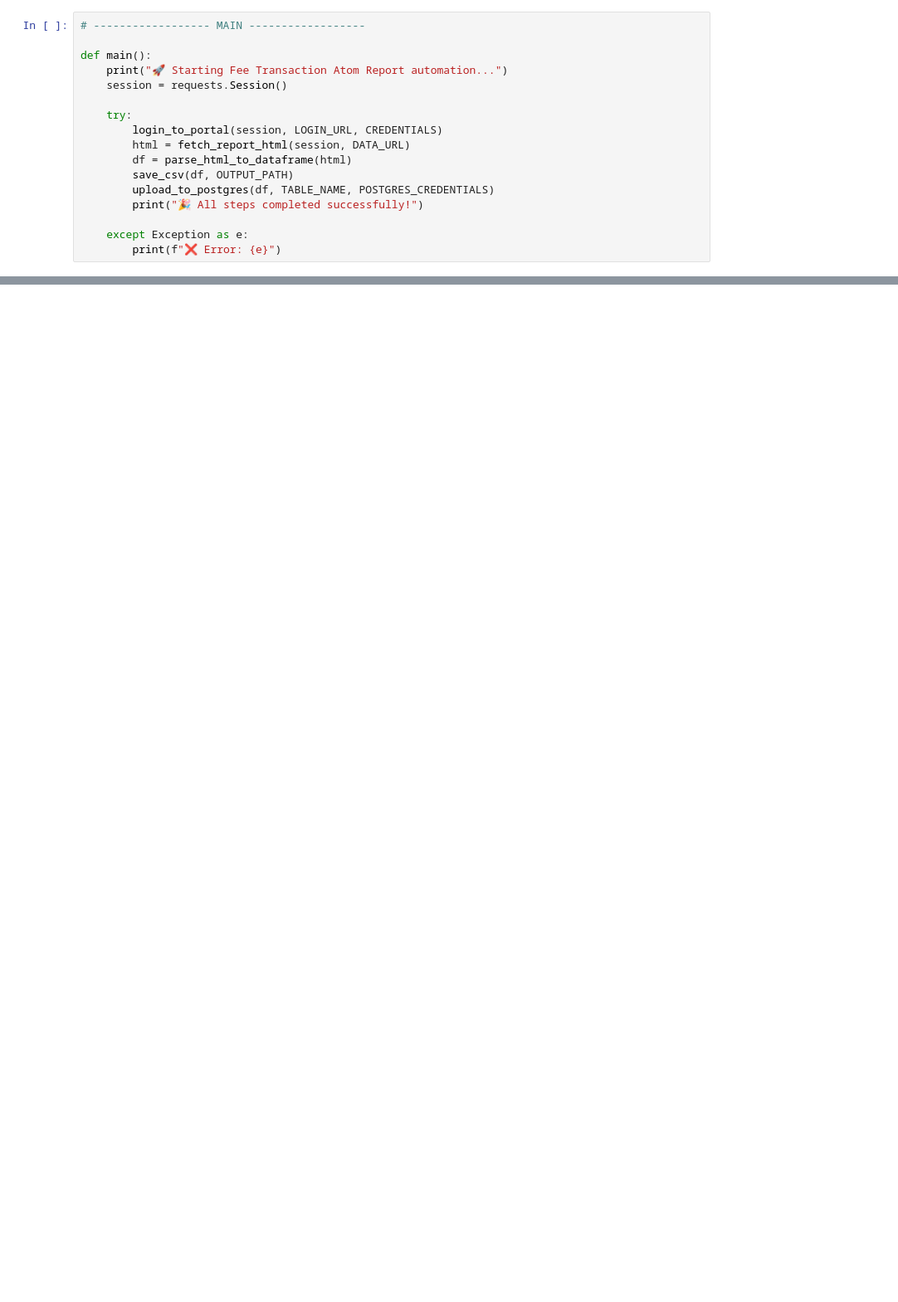
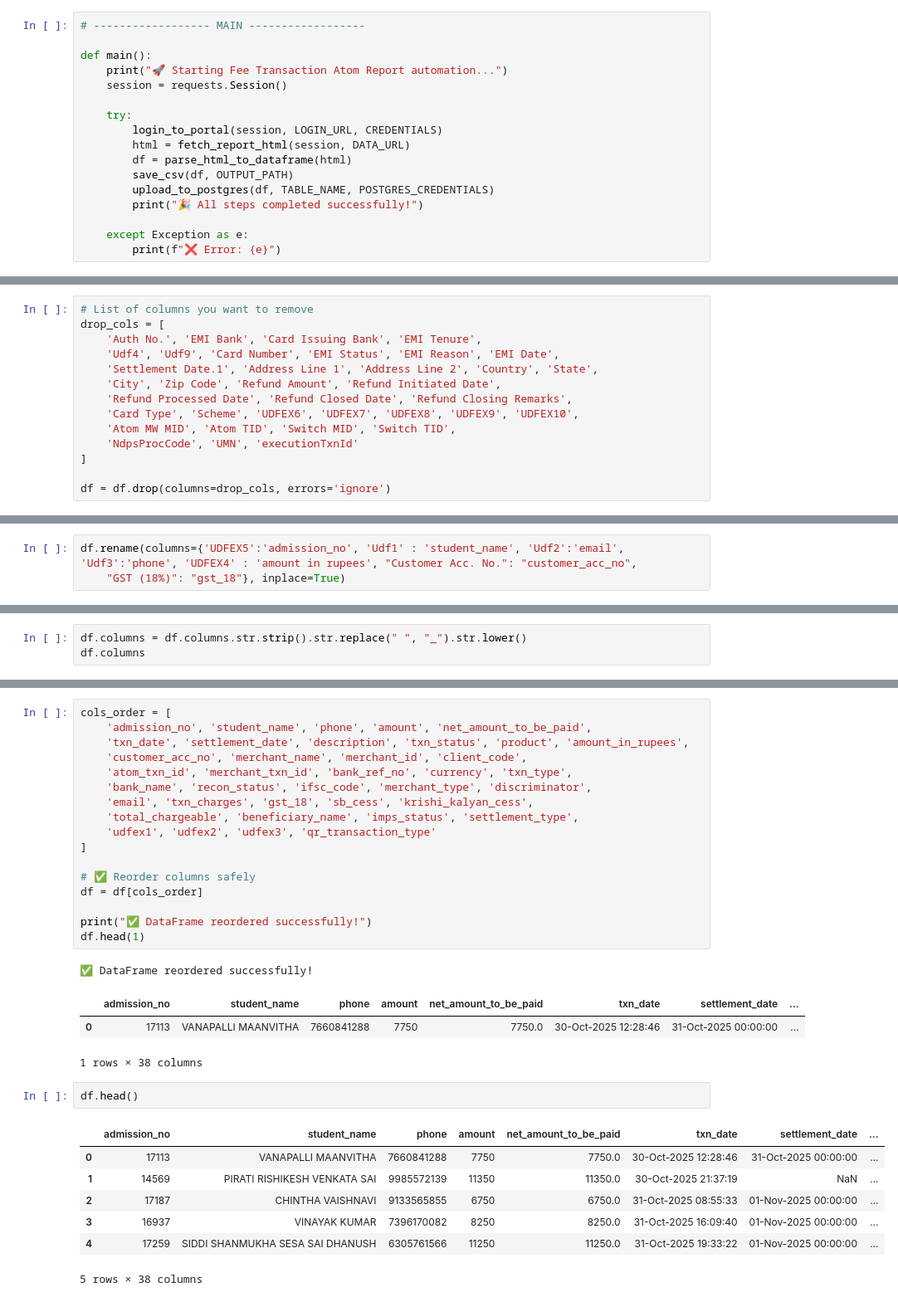
Before and after one commit to harikiranadangi/kotak-salesian-school-dbms, a Jupyter notebook: source_code/KOTAK_DB.ipynb, the cells around one changed output, grey strips where cells are left out. Shown at 83% size. Cells and saved outputs as stored; diff of their text form; blank space fills up the shorter version.

```diff
--- a/source_code/KOTAK_DB.ipynb
+++ b/source_code/KOTAK_DB.ipynb
@@ -2371,0 +2231,14 @@ if __name__ == "__main__":
+# %%
+# List of columns you want to remove
+drop_cols = [
+    'Auth No.', 'EMI Bank', 'Card Issuing Bank', 'EMI Tenure',
+    'Udf4', 'Udf9', 'Card Number', 'EMI Status', 'EMI Reason', 'EMI Date',
+    'Settlement Date.1', 'Address Line 1', 'Address Line 2', 'Country', 'State',
+    'City', 'Zip Code', 'Refund Amount', 'Refund Initiated Date',
+    'Refund Processed Date', 'Refund Closed Date', 'Refund Closing Remarks',
+    'Card Type', 'Scheme', 'UDFEX6', 'UDFEX7', 'UDFEX8', 'UDFEX9', 'UDFEX10',
+    'Atom MW MID', 'Atom TID', 'Switch MID', 'Switch TID',
+    'NdpsProcCode', 'UMN', 'executionTxnId'
+]
+
+df = df.drop(columns=drop_cols, errors='ignore')
@@ -2371,0 +2265,3 @@ if __name__ == "__main__":
+# %%
+df.rename(columns={'UDFEX5':'admission_no', 'Udf1' : 'student_name', 'Udf2':'email', 'Udf3':'phone', 'UDFEX4' : 'amount in rupees', "Customer Acc. No.": "customer_acc_no",
+    "GST (18%)": "gst_18"}, inplace=True)
@@ -2371,0 +2287,3 @@ if __name__ == "__main__":
+# %%
+df.columns = df.columns.str.strip().str.replace(" ", "_").str.lower()
+df.columns
@@ -2371,0 +2301,32 @@ if __name__ == "__main__":
+# %%
+cols_order = [
+    'admission_no', 'student_name', 'phone', 'amount', 'net_amount_to_be_paid',
+    'txn_date', 'settlement_date', 'description', 'txn_status', 'product', 'amount_in_rupees',
+    'customer_acc_no', 'merchant_name', 'merchant_id', 'client_code',
+    'atom_txn_id', 'merchant_txn_id', 'bank_ref_no', 'currency', 'txn_type',
+    'bank_name', 'recon_status', 'ifsc_code', 'merchant_type', 'discriminator',
+    'email', 'txn_charges', 'gst_18', 'sb_cess', 'krishi_kalyan_cess',
+    'total_chargeable', 'beneficiary_name', 'imps_status', 'settlement_type',
+    'udfex1', 'udfex2', 'udfex3', 'qr_transaction_type'
+]
+
+# ✅ Reorder columns safely
+df = df[cols_order]
+
+print("✅ DataFrame reordered successfully!")
+df.head(1)
+# %% [output]
+✅ DataFrame reordered successfully!
+|  | admission_no | student_name | phone | amount | net_amount_to_be_paid | txn_date | settlement_date | ... |
+| 0 | 17113 | VANAPALLI MAANVITHA | 7660841288 | 7750 | 7750.0 | 30-Oct-2025 12:28:46 | 31-Oct-2025 00:00:00 | ... |
+1 rows × 38 columns
+# %%
+df.head()
+# %% [output]
+|  | admission_no | student_name | phone | amount | net_amount_to_be_paid | txn_date | settlement_date | ... |
+| 0 | 17113 | VANAPALLI MAANVITHA | 7660841288 | 7750 | 7750.0 | 30-Oct-2025 12:28:46 | 31-Oct-2025 00:00:00 | ... |
+| 1 | 14569 | PIRATI RISHIKESH VENKATA SAI | 9985572139 | 11350 | 11350.0 | 30-Oct-2025 21:37:19 | NaN | ... |
+| 2 | 17187 | CHINTHA VAISHNAVI | 9133565855 | 6750 | 6750.0 | 31-Oct-2025 08:55:33 | 01-Nov-2025 00:00:00 | ... |
+| 3 | 16937 | VINAYAK KUMAR | 7396170082 | 8250 | 8250.0 | 31-Oct-2025 16:09:40 | 01-Nov-2025 00:00:00 | ... |
+| 4 | 17259 | SIDDI SHANMUKHA SESA SAI DHANUSH | 6305761566 | 11250 | 11250.0 | 31-Oct-2025 19:33:22 | 01-Nov-2025 00:00:00 | ... |
+5 rows × 38 columns
```
Also changed, not shown: parts of 45 cells of this notebook, 8 other files.
